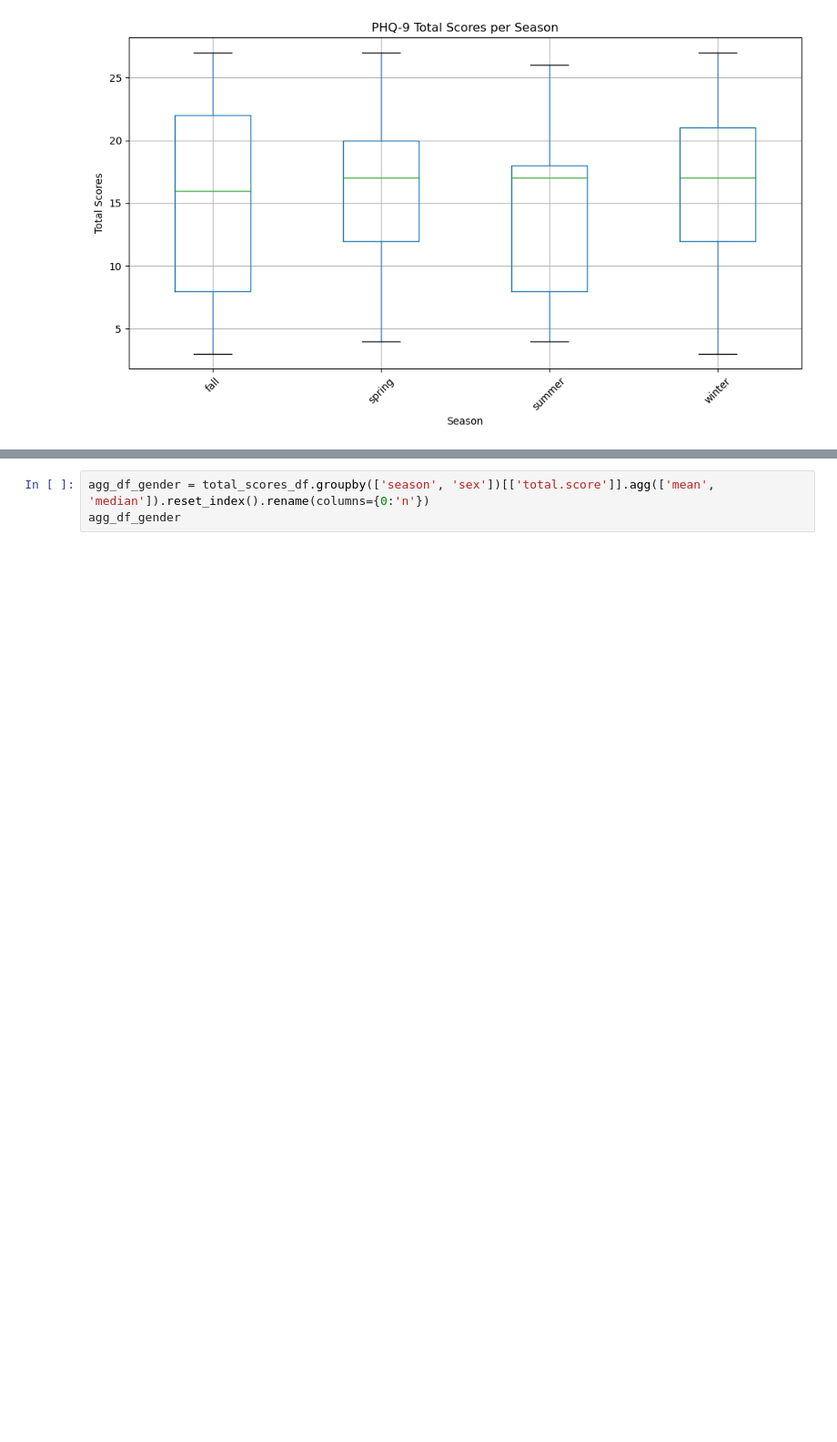
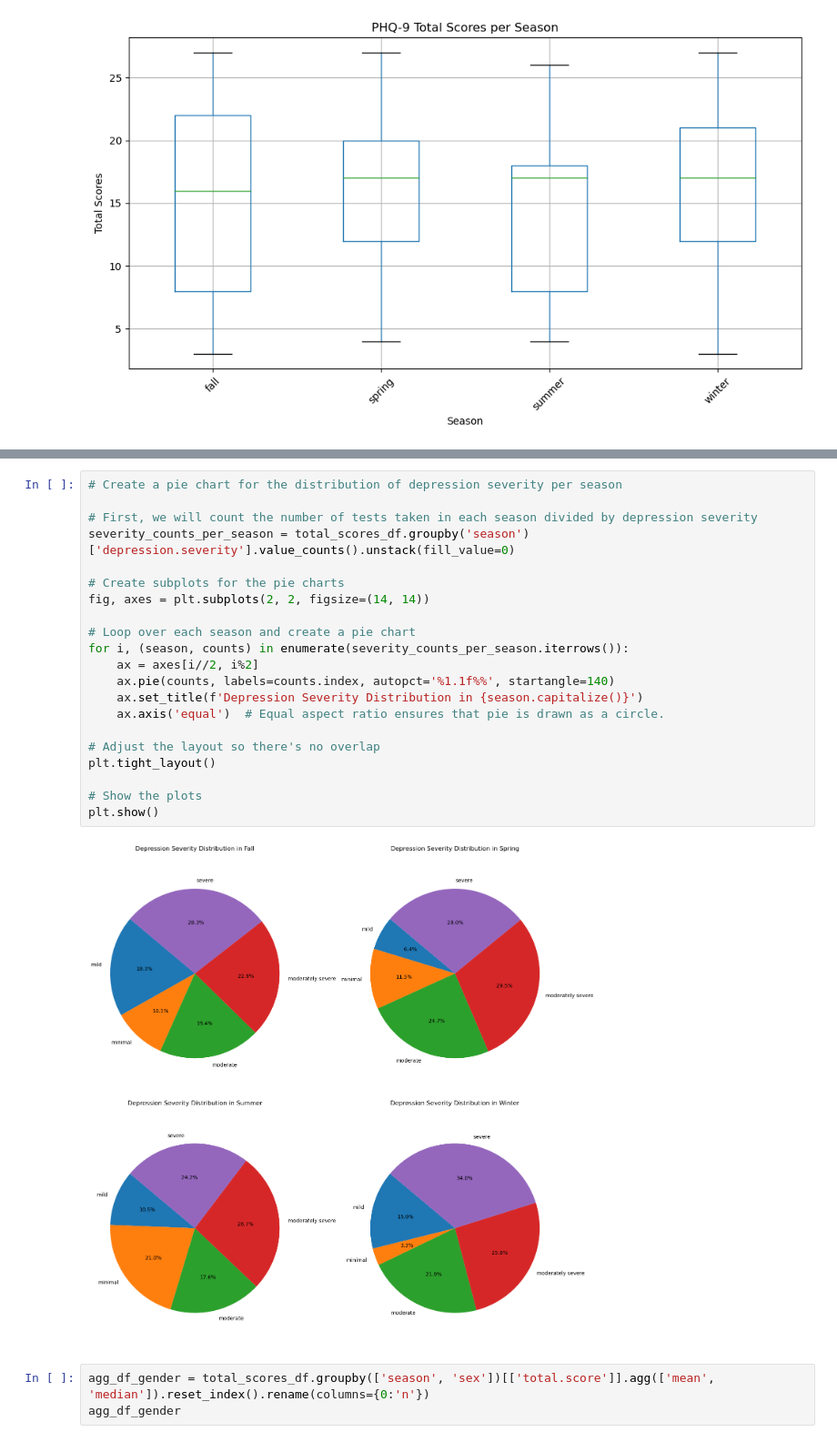
Before and after one commit to meera-patel01/PHQ-9-ANALYSIS, a Jupyter notebook: PHQ-9 ANALYSIS.ipynb, the cells around one changed output, grey strips where cells are left out. Shown: that part at 91% size. Cells and saved outputs as stored; diff of their text form; blank space fills up the shorter version.

```diff
--- a/PHQ-9 ANALYSIS.ipynb
+++ b/PHQ-9 ANALYSIS.ipynb
@@ -156,6 +156,29 @@ plt.axis('equal')
 plt.show()
 # %% [output]
 [figure]
+# %%
+# Create a pie chart for the distribution of depression severity per season
+
+# First, we will count the number of tests taken in each season divided by depression severity
+severity_counts_per_season = total_scores_df.groupby('season')['depression.severity'].value_counts().unstack(fill_value=0)
+
+# Create subplots for the pie charts
+fig, axes = plt.subplots(2, 2, figsize=(14, 14))
+
+# Loop over each season and create a pie chart
+for i, (season, counts) in enumerate(severity_counts_per_season.iterrows()):
+    ax = axes[i//2, i%2]
+    ax.pie(counts, labels=counts.index, autopct='%1.1f%%', startangle=140)
+    ax.set_title(f'Depression Severity Distribution in {season.capitalize()}')
+    ax.axis('equal')  # Equal aspect ratio ensures that pie is drawn as a circle.
+
+# Adjust the layout so there's no overlap
+plt.tight_layout()
+
+# Show the plots
+plt.show()
+# %% [output]
+[figure, added]
 # %%
 agg_df_gender = total_scores_df.groupby(['season', 'sex'])[['total.score']].agg(['mean', 'median']).reset_index().rename(columns={0:'n'})
 agg_df_gender
```
Also changed, not shown: parts of 2 cells of this notebook.
